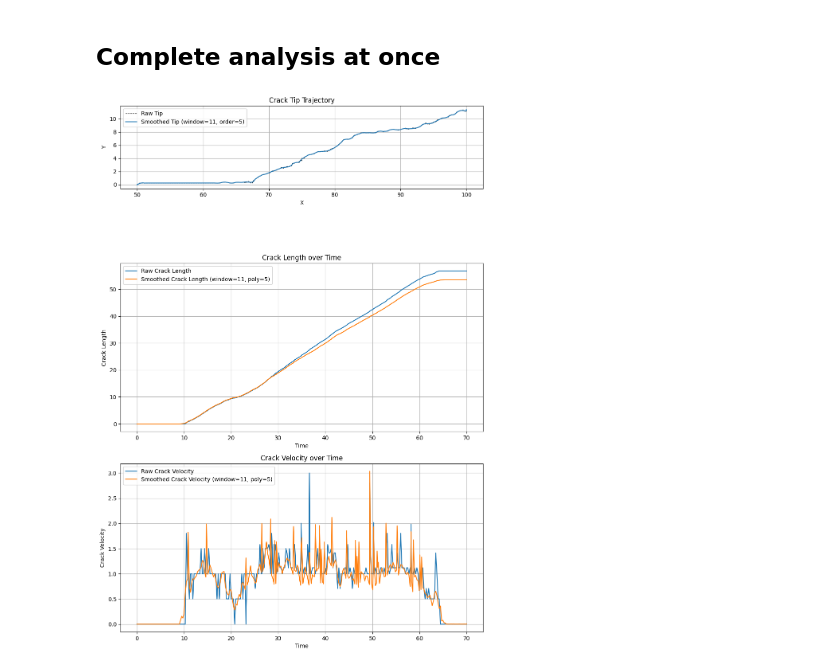
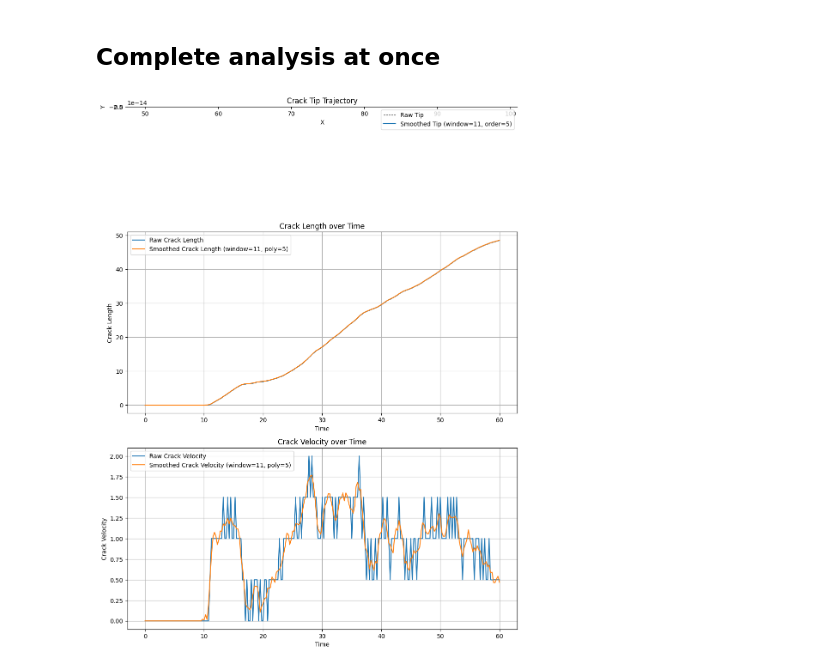
Before and after one commit to lyyc199586/cm-vis, a Jupyter notebook: examples/crack_tip_analysis.ipynb, the cells around one changed output. Saved outputs shown, nothing was run; the diff lists cells and outputs as text; code cells hidden in the pictures.

```diff
--- a/examples/crack_tip_analysis.ipynb
+++ b/examples/crack_tip_analysis.ipynb
@@ -80,17 +80,17 @@ analyzer.save_to_csv("../data/tip/test_tip_out.csv")
 # %%
 from cm_vis.fem.cracktip import CrackTipAnalyzer
 
 # filename = "coh_p1_l0.625_tip_d0.5"
-filename = "nuc24_p1_l0.625_tip_d0.5"
+filename = "coh_cf_p1_l0.625_tip_d0.5"
 filepath = f"../data/tip/{filename}.csv"
 
 # smooth params
 window_length = 11
 poly_order = 5
 
 analyzer = CrackTipAnalyzer(filepath)
 analyzer.set_savgol_params(window_length, poly_order)
 analyzer.analyze()
 analyzer.save_to_csv(f"../data/tip/{filename}_wl{window_length}_po{poly_order}.csv")
 # %% [output]
-[figure, old version]
+[figure, new version]
```
Also changed, not shown: 2 other files.
